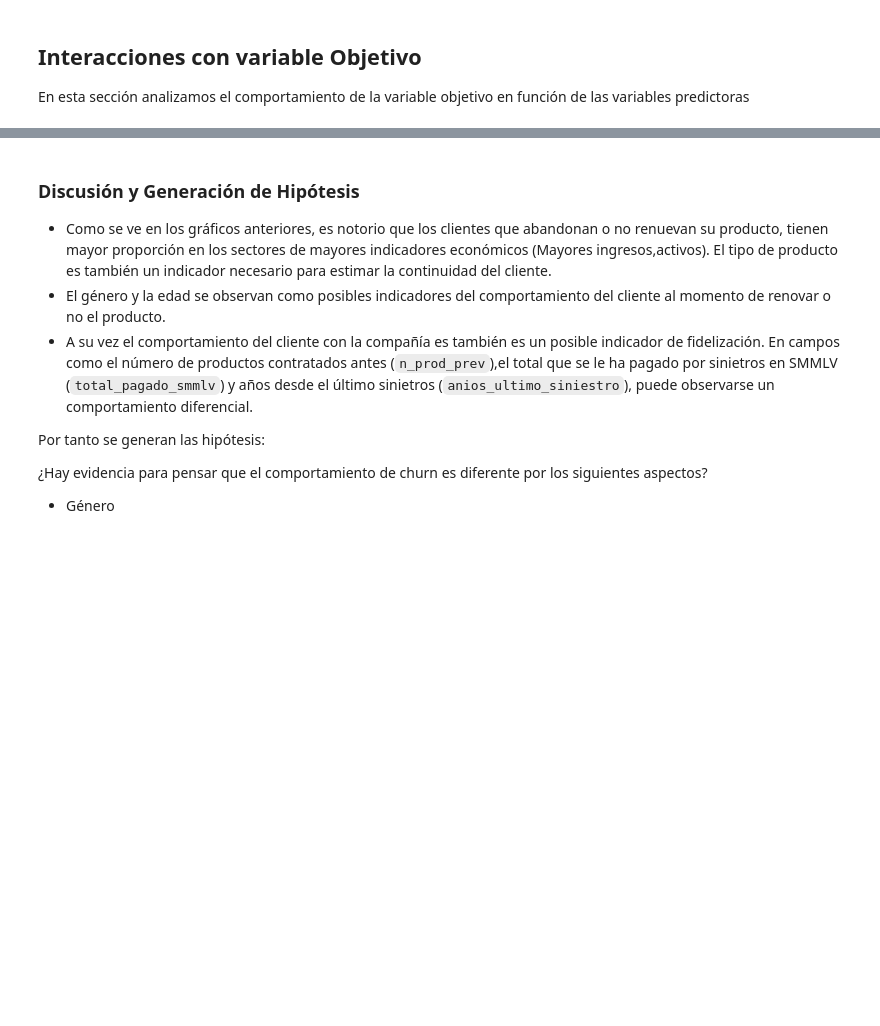
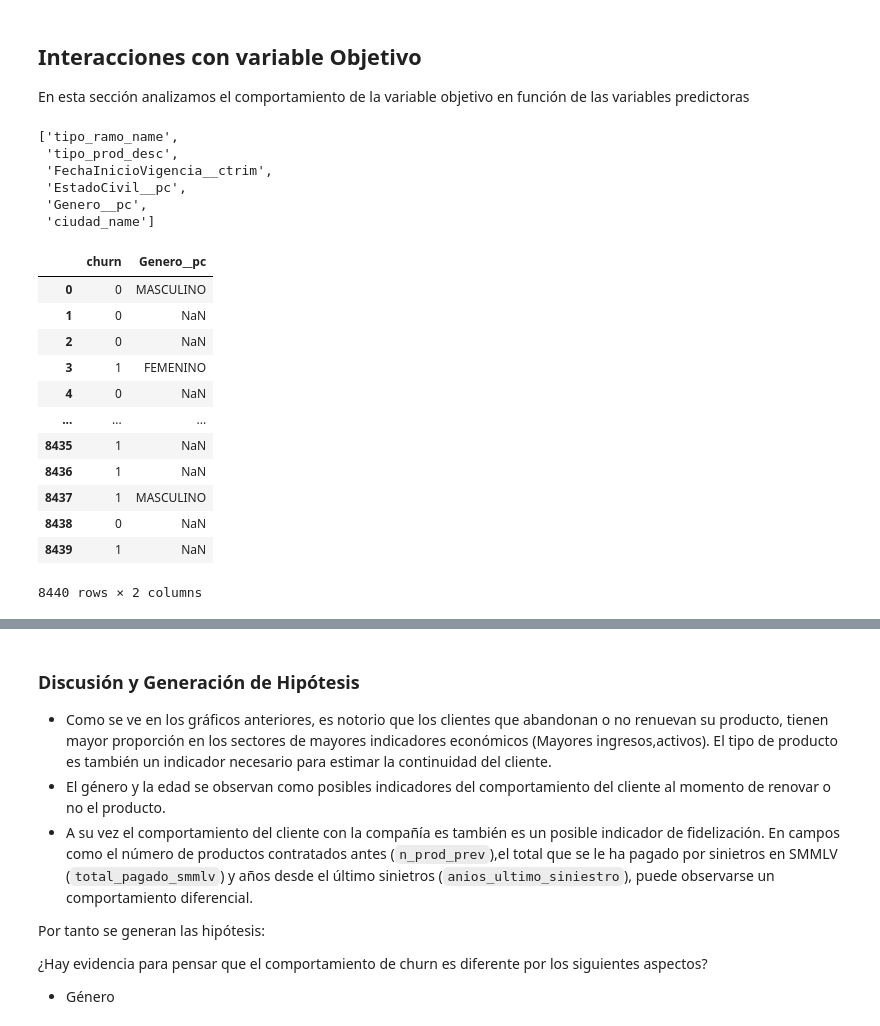
Before and after one commit to statscol/churn-pv-mvp, a Jupyter notebook: 02-Integración_de_data_y_analisis_exploratorio.ipynb, the cells around one changed output, grey strips where cells are left out. Drawn from its saved outputs; the diff is of its cells as text; code cells hidden in the pictures; blank space fills up the shorter version.

```diff
--- a/02-Integración_de_data_y_analisis_exploratorio.ipynb
+++ b/02-Integración_de_data_y_analisis_exploratorio.ipynb
@@ -107,2 +107,27 @@ str_cols=[i for i in churn_data.columns.values.tolist() if churn_data[i].dtype n
+# %%
+str_cols
+# %% [output]
+['tipo_ramo_name',
+ 'tipo_prod_desc',
+ 'FechaInicioVigencia__ctrim',
+ 'EstadoCivil__pc',
+ 'Genero__pc',
+ 'ciudad_name']
+# %%
+churn_data[['churn',str_cols[6]]]
+# %% [output]
+|  | churn | Genero__pc |
+| 0 | 0 | MASCULINO |
+| 1 | 0 | NaN |
+| 2 | 0 | NaN |
+| 3 | 1 | FEMENINO |
+| 4 | 0 | NaN |
+| ... | ... | ... |
+| 8435 | 1 | NaN |
+| 8436 | 1 | NaN |
+| 8437 | 1 | MASCULINO |
+| 8438 | 0 | NaN |
+| 8439 | 1 | NaN |
+8440 rows × 2 columns
 # %%
 fig = plt.figure(figsize=(25, 10))
```
Also changed, not shown: parts of 8 cells of this notebook, 1 other file.
